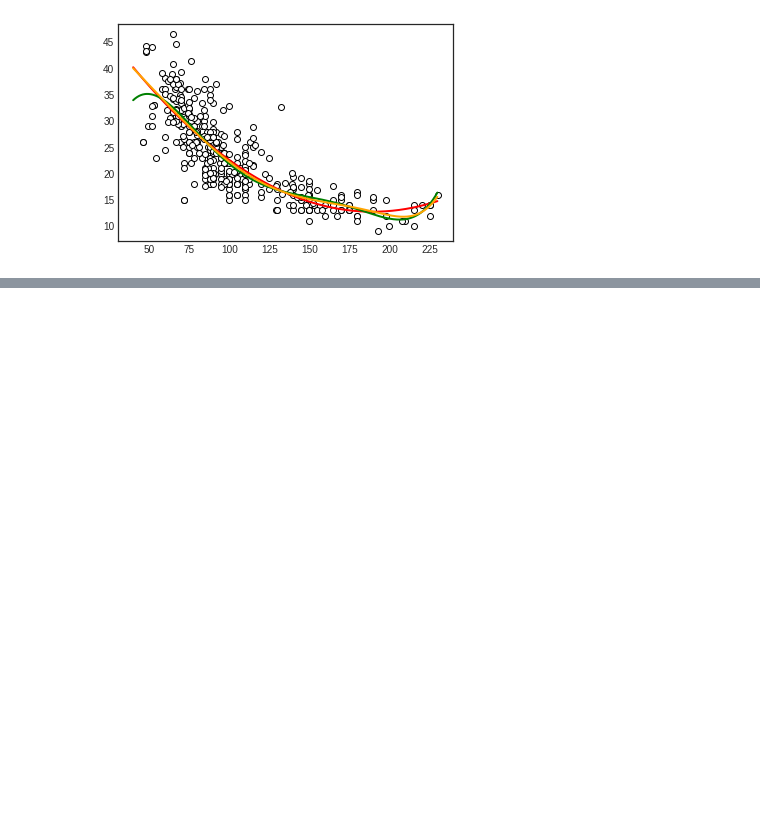
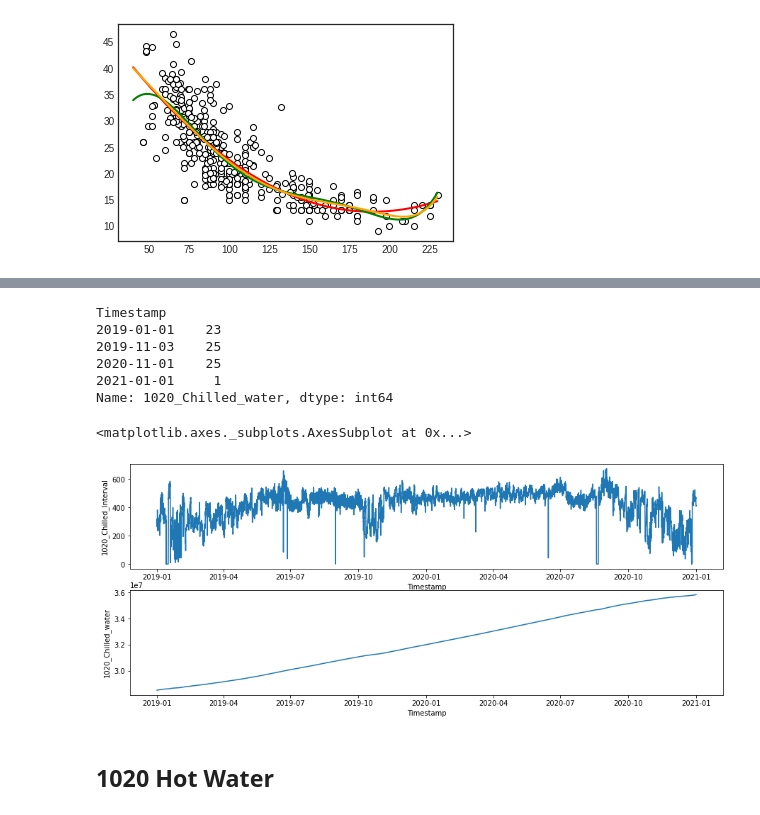
Before and after one commit to jtao/AdvancedML, a Jupyter notebook: Prediction_methods.ipynb, the cells around one changed output, grey strips where cells are left out. Saved outputs shown, nothing was run; the diff lists cells and outputs as text; code cells hidden in the pictures; blank space fills up the shorter version.

```diff
--- a/Prediction_methods.ipynb
+++ b/Prediction_methods.ipynb
@@ -766,0 +947,11 @@ plt.plot(Horsepower_test, yfit_lasso, '-', color = "orange", linewidth = 2)
+# %%
+df_1020_c= pd.read_csv("/content/drive/Shareddrives/TAMIDS-Energy Consumption Data Analysis/Data/1020_Vivarium III/1020_Vivarium III CHW Consumption.csv",header = 10,
+                        na_filter = False)
+df_1020_c = df_1020_c[['Timestamp', 'TAMU_VetSchool.1020_VivariumIII_CHW\nEnergy Consumption\n(MBTU 59)']]
+df_1020_c.columns = ['Timestamp', '1020_Chilled_water']
+df_1020_c = df_1020_c[:-2]
+df_1020_c.dropna(inplace = True)
+#df_1020_c["time"] = pd.to_datetime(df_1020_c["Timestamp"])
+df_1020_c["Timestamp"] = pd.to_datetime(df_1020_c["Timestamp"])
+df_1020_c.set_index('Timestamp', inplace = True)
+df_1020_c
@@ -766,0 +973,6 @@ plt.plot(Horsepower_test, yfit_lasso, '-', color = "orange", linewidth = 2)
+# %%
+i = pd.date_range(start = df_1020_c.index.min(), end = df_1020_c.index.max(), freq = 'H')
+df_1020_c = pd.DataFrame({'Timestamp':i}).join(df_1020_c, on = 'Timestamp')
+#df_1020_c.join(pd.DataFrame({'Timestamp':i}), on = 'Timestamp' )
+df_1020_c.set_index('Timestamp', inplace = True)
+df_1020_c
@@ -766,0 +994,25 @@ plt.plot(Horsepower_test, yfit_lasso, '-', color = "orange", linewidth = 2)
+# %%
+df_1020_c["1020_Chilled_water"] = [str(df_1020_c["1020_Chilled_water"][i]).replace(',','') for i in range(len(df_1020_c["1020_Chilled_water"]))]
+df_1020_c["1020_Chilled_water"]= pd.to_numeric(df_1020_c["1020_Chilled_water"], errors = 'coerce')
+df_1020_c = df_1020_c.interpolate()
+df_1020_c["1020_Chilled_Interval"] = df_1020_c["1020_Chilled_water"].diff()
+df_1020_c["1020_Chilled_Interval"][0] = df_1020_c["1020_Chilled_Interval"][1]
+df_1020_c['1020_Chilled_water'].resample("1d").count()[df_1020_c['1020_Chilled_water'].resample("1d").count() != 24]
+# %% [output]
+Timestamp
+2019-01-01    23
+2019-11-03    25
+2020-11-01    25
+2021-01-01     1
+Name: 1020_Chilled_water, dtype: int64
+# %%
+fig, axes = pyplot.subplots(2, 1, figsize=(15, 6))
+sns.lineplot(x='Timestamp', y='1020_Chilled_Interval', data=df_1020_c, ax = axes[0])
+sns.lineplot(x = 'Timestamp', y = '1020_Chilled_water', data = df_1020_c, ax = axes[1])
+# sns.scatterplot(x='Timestamp', y='1020_Chilled_Interval', data=df_1020_c, ax = axes[2])
+#fig.savefig("Figures/1020_Chilled_water.jpg")
+# %% [output]
+<matplotlib.axes._subplots.AxesSubplot at 0x...>
+[figure, added]
+# %% [markdown]
+## 1020 Hot Water
```
Also changed, not shown: parts of 74 cells of this notebook, 5 other files.
